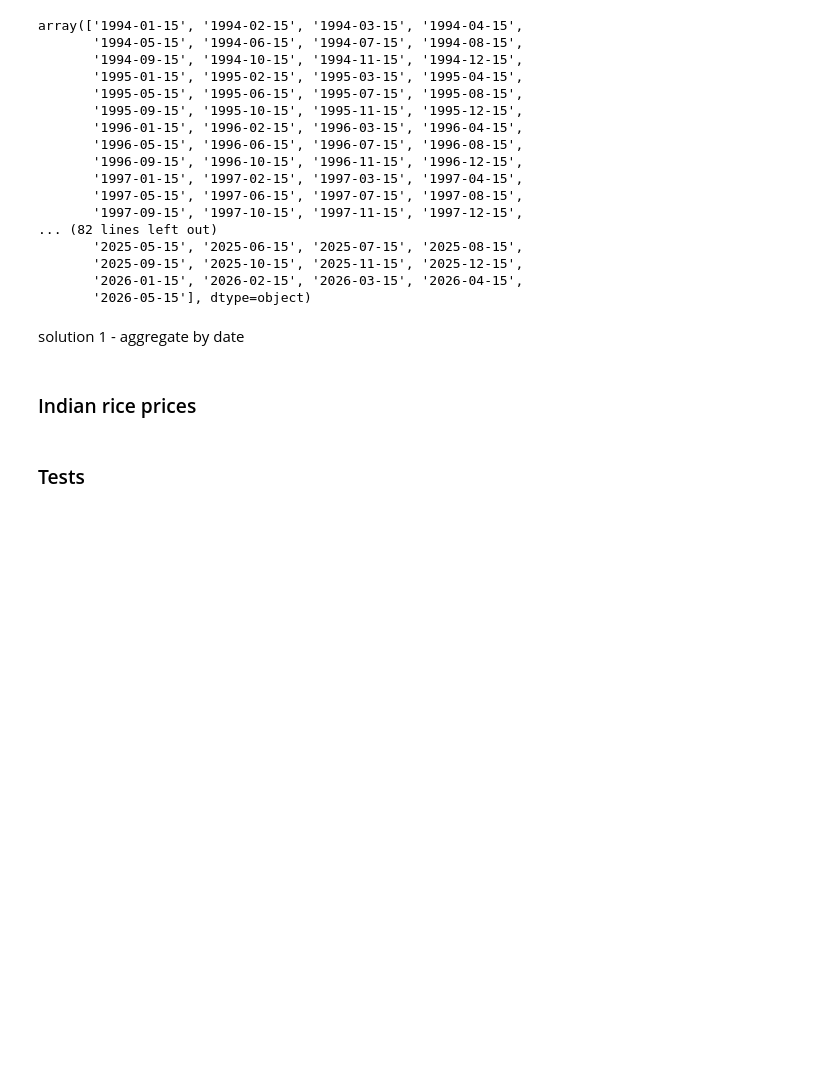
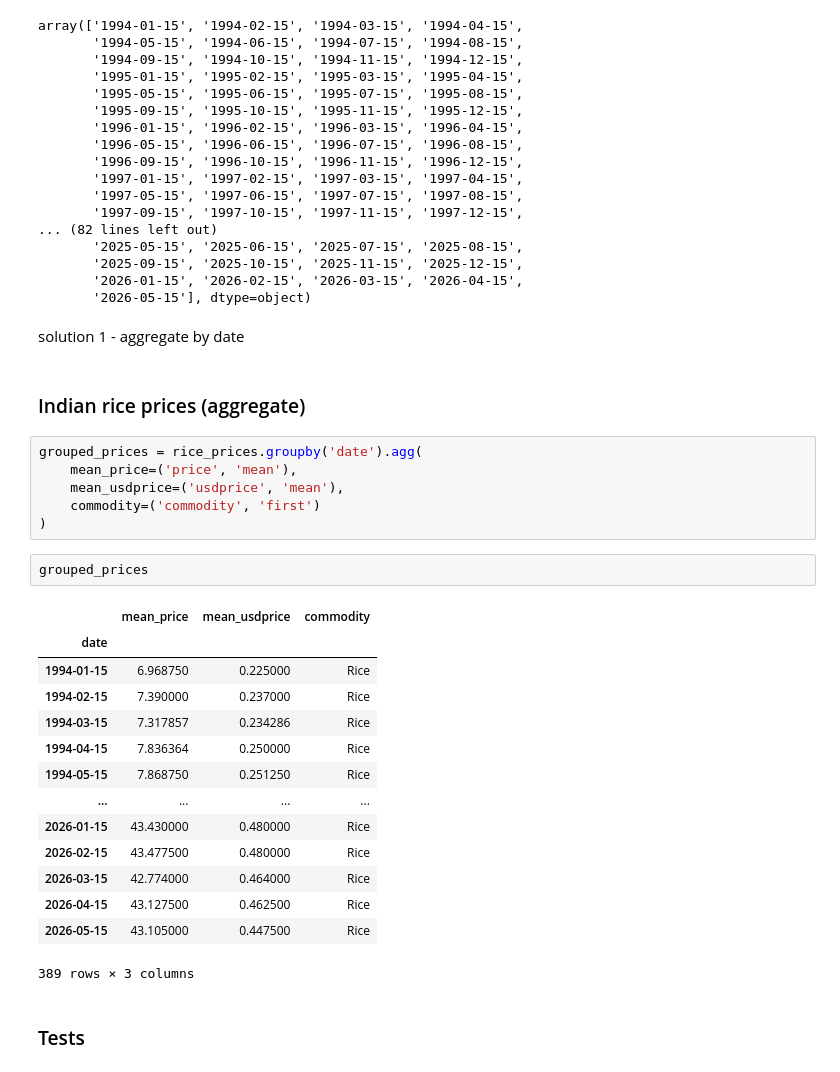
Before and after one commit to emmanresu/Thesis-Keras, a Jupyter notebook: EDA_indian_food_prices.ipynb, the cells around one changed output. Drawn from its saved outputs; the diff is of its cells as text; blank space fills up the shorter version.

Commit message:
performed groupby and aggregate on the indian prices dataset

```diff
--- a/EDA_indian_food_prices.ipynb
+++ b/EDA_indian_food_prices.ipynb
@@ -77,7 +77,30 @@ array(['1994-01-15', '1994-02-15', '1994-03-15', '1994-04-15',
 # %% [markdown]
 solution 1 - aggregate by date
 # %% [markdown]
-### Indian rice prices
+### Indian rice prices (aggregate)
+# %%
+grouped_prices = rice_prices.groupby('date').agg(
+    mean_price=('price', 'mean'),
+    mean_usdprice=('usdprice', 'mean'),
+    commodity=('commodity', 'first')
+)
+# %%
+grouped_prices
+# %% [output]
+|  | mean_price | mean_usdprice | commodity |
+| date |  |  |  |
+| 1994-01-15 | 6.968750 | 0.225000 | Rice |
+| 1994-02-15 | 7.390000 | 0.237000 | Rice |
+| 1994-03-15 | 7.317857 | 0.234286 | Rice |
+| 1994-04-15 | 7.836364 | 0.250000 | Rice |
+| 1994-05-15 | 7.868750 | 0.251250 | Rice |
+| ... | ... | ... | ... |
+| 2026-01-15 | 43.430000 | 0.480000 | Rice |
+| 2026-02-15 | 43.477500 | 0.480000 | Rice |
+| 2026-03-15 | 42.774000 | 0.464000 | Rice |
+| 2026-04-15 | 43.127500 | 0.462500 | Rice |
+| 2026-05-15 | 43.105000 | 0.447500 | Rice |
+389 rows × 3 columns
 # %% [markdown]
 ### Tests
 # %%
```
